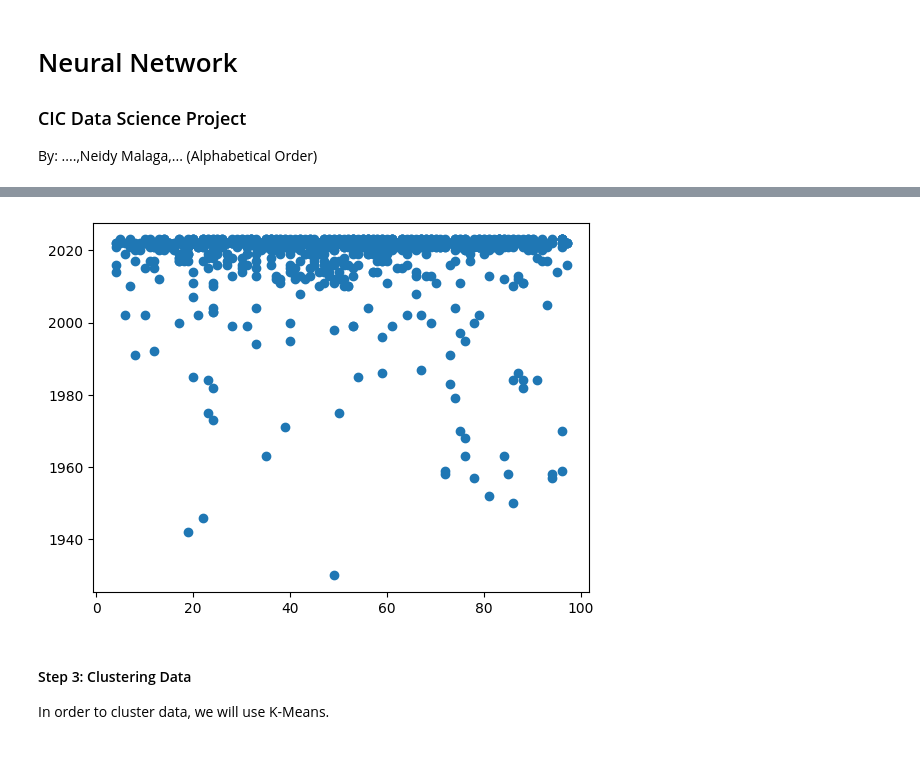
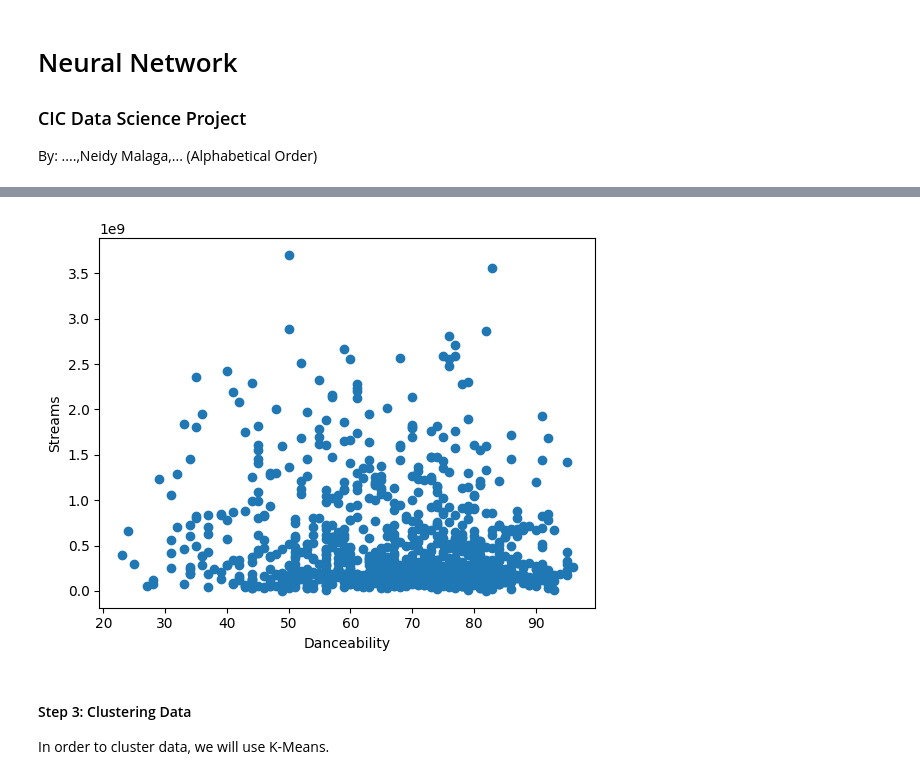
Before and after one commit to CIC-Research/Data-Science-Project, a Jupyter notebook: main.ipynb, the cells around one changed output, grey strips where cells are left out. Drawn from its saved outputs; the diff is of its cells as text; code cells hidden in the pictures.

Commit message:
Fixed pipeline and scatterplot, made scatterplot center on topic, Step 1/2 done

```diff
--- a/main.ipynb
+++ b/main.ipynb
@@ -87,13 +77,17 @@ print(df_imputed.head(56))
 # %%
 import matplotlib.pyplot as plt
 
-#Example scatterplot, change when topic decided
-year_data = Spotify_Data['released_year']
-variance_data = Spotify_Data['valence_%']
-plt.scatter(year_data, variance_data)
+#set up x,y vals
+stream_data = Spotify_Pipeline_Data['streams']
+danceability_data = Spotify_Pipeline_Data['danceability_%']
+
+#create scatterplot, annotate scatterplot, show scatterplot
+plt.scatter(danceability_data, stream_data)
+plt.xlabel('Danceability')
+plt.ylabel('Streams')
 plt.show()
 # %% [output]
-[figure, old version]
+[figure, new version]
 # %% [markdown]
 #### Step 3: Clustering Data
 In order to cluster data, we will use K-Means.
```
Also changed, not shown: parts of 5 cells of this notebook.
